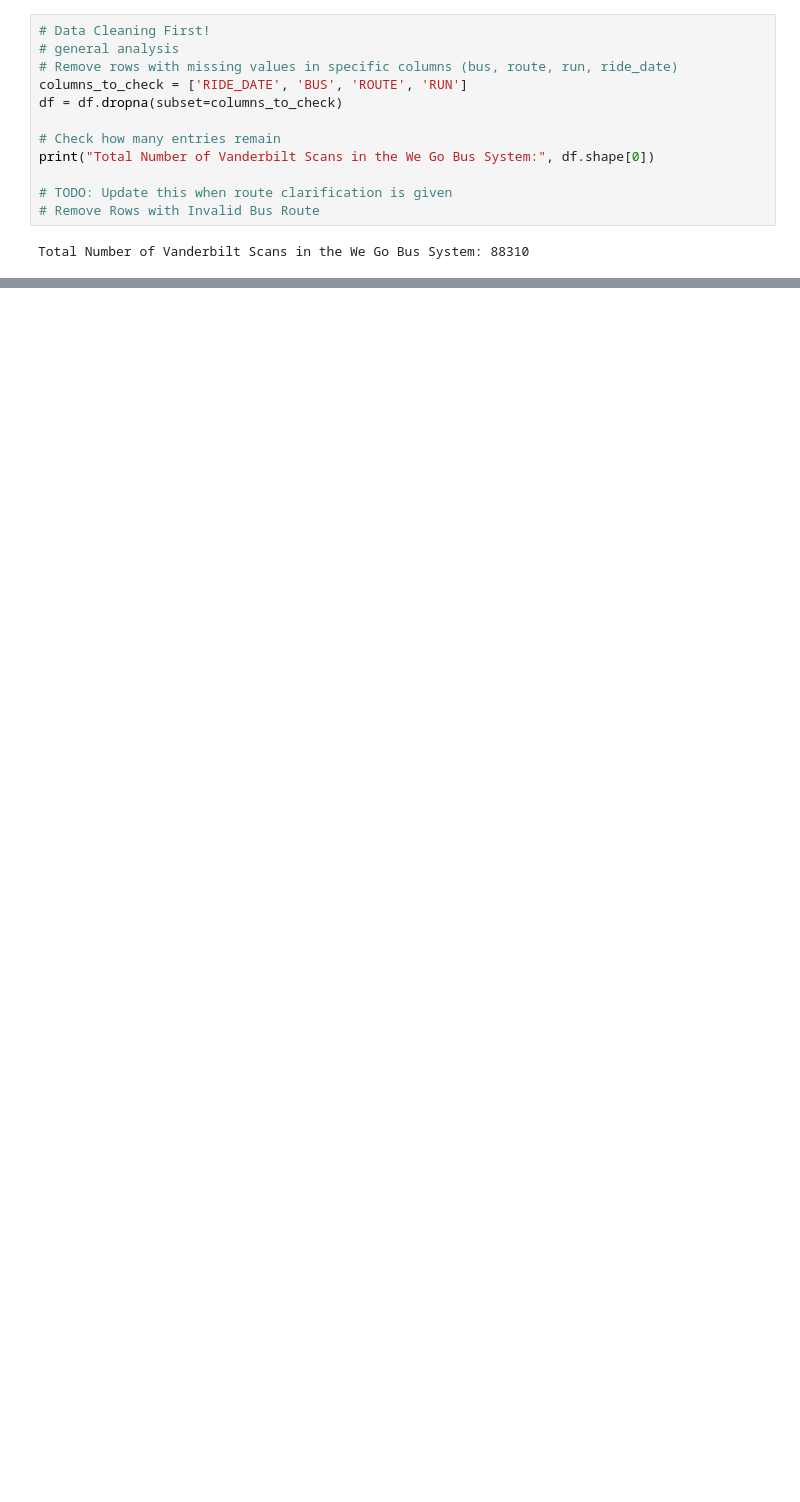
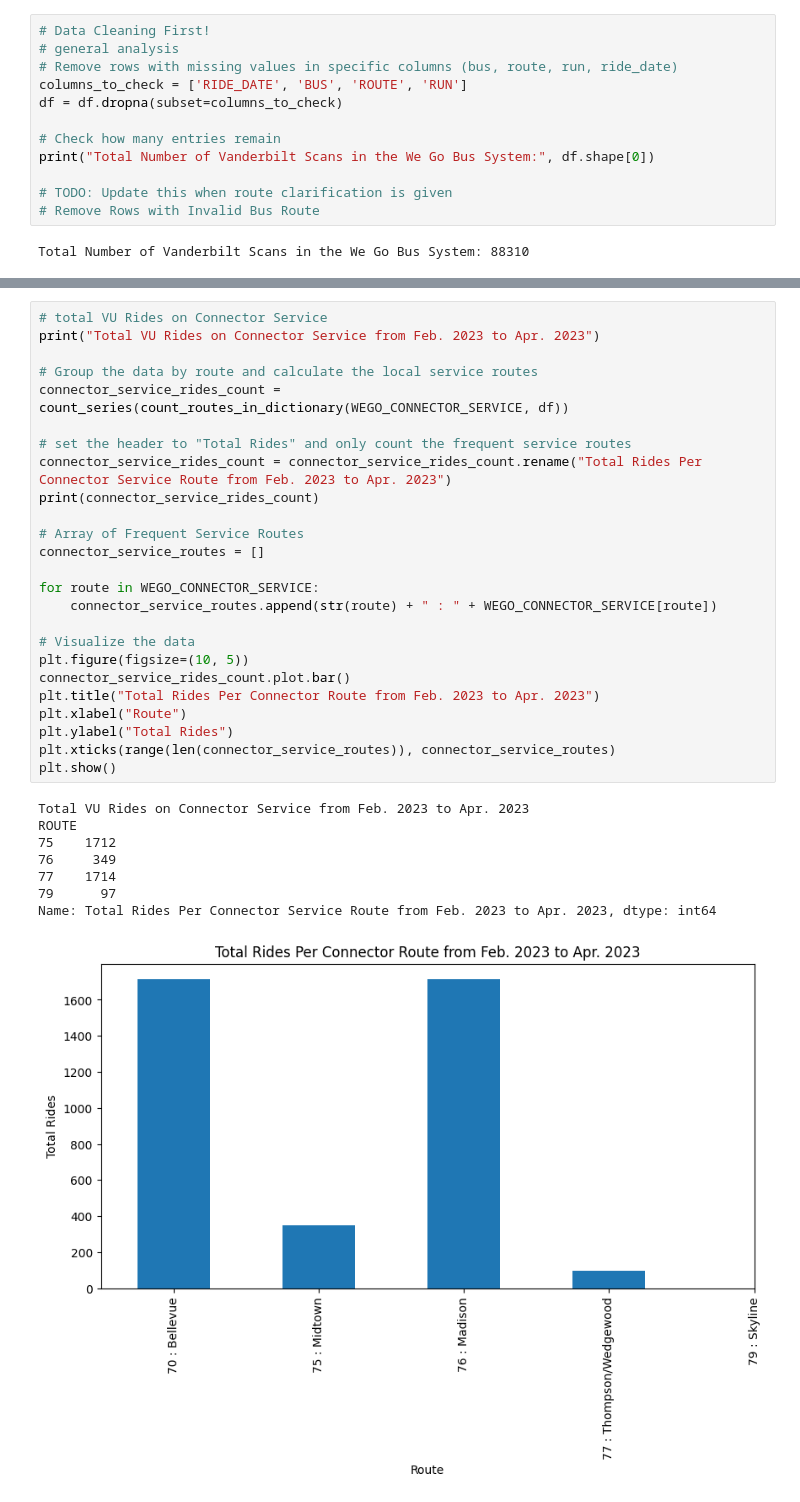
Before and after one commit to SySyAli/vanderbilt_movevu, a Jupyter notebook: testing/testing.ipynb, the cells around one changed output, grey strips where cells are left out. Cells and saved outputs as stored; diff of their text form; blank space fills up the shorter version.

```diff
--- a/testing/testing.ipynb
+++ b/testing/testing.ipynb
@@ -138,0 +288,34 @@ Total Number of Vanderbilt Scans in the We Go Bus System: 88310
+# %%
+# total VU Rides on Connector Service
+print("Total VU Rides on Connector Service from Feb. 2023 to Apr. 2023")
+
+# Group the data by route and calculate the local service routes
+connector_service_rides_count = count_series(count_routes_in_dictionary(WEGO_CONNECTOR_SERVICE, df))
+
+# set the header to "Total Rides" and only count the frequent service routes
+connector_service_rides_count = connector_service_rides_count.rename("Total Rides Per Connector Service Route from Feb. 2023 to Apr. 2023")
+print(connector_service_rides_count)
+
+# Array of Frequent Service Routes
+connector_service_routes = []
+
+for route in WEGO_CONNECTOR_SERVICE:
+    connector_service_routes.append(str(route) + " : " + WEGO_CONNECTOR_SERVICE[route])
+
+# Visualize the data
+plt.figure(figsize=(10, 5))
+connector_service_rides_count.plot.bar()
+plt.title("Total Rides Per Connector Route from Feb. 2023 to Apr. 2023")
+plt.xlabel("Route")
+plt.ylabel("Total Rides")
+plt.xticks(range(len(connector_service_routes)), connector_service_routes)
+plt.show()
+# %% [output]
+Total VU Rides on Connector Service from Feb. 2023 to Apr. 2023
+ROUTE
+75    1712
+76     349
+77    1714
+79      97
+Name: Total Rides Per Connector Service Route from Feb. 2023 to Apr. 2023, dtype: int64
+[figure, added]
```
Also changed, not shown: parts of 9 cells of this notebook.
